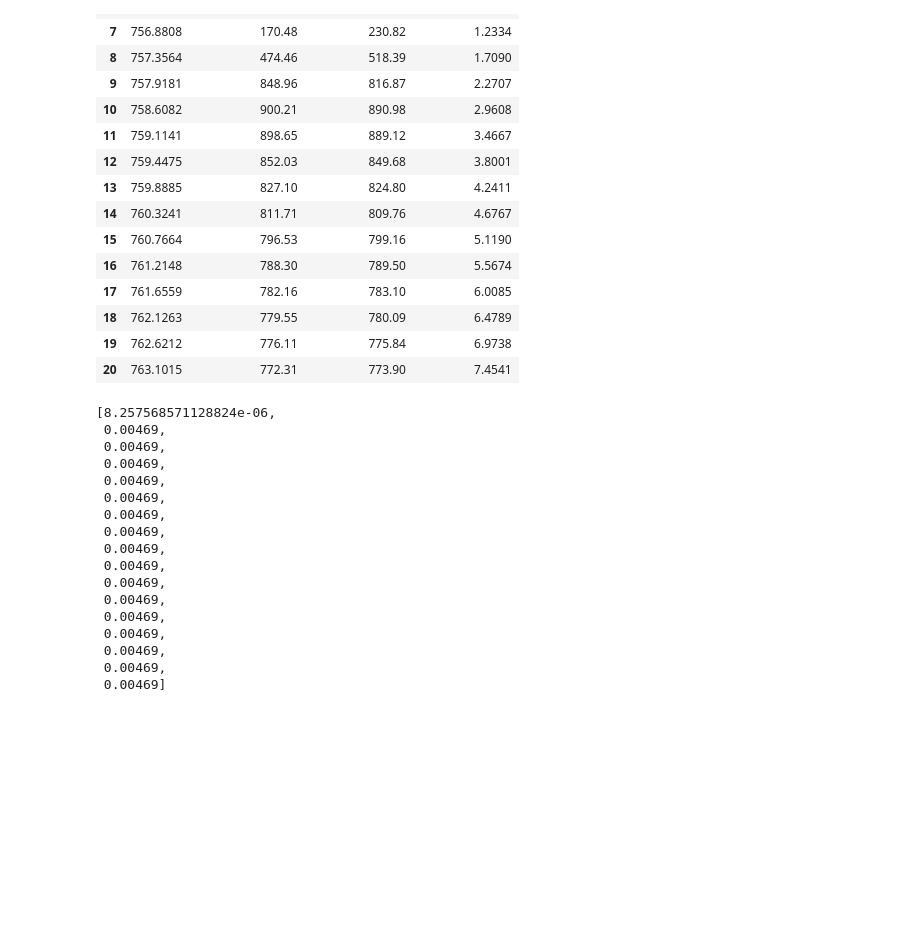
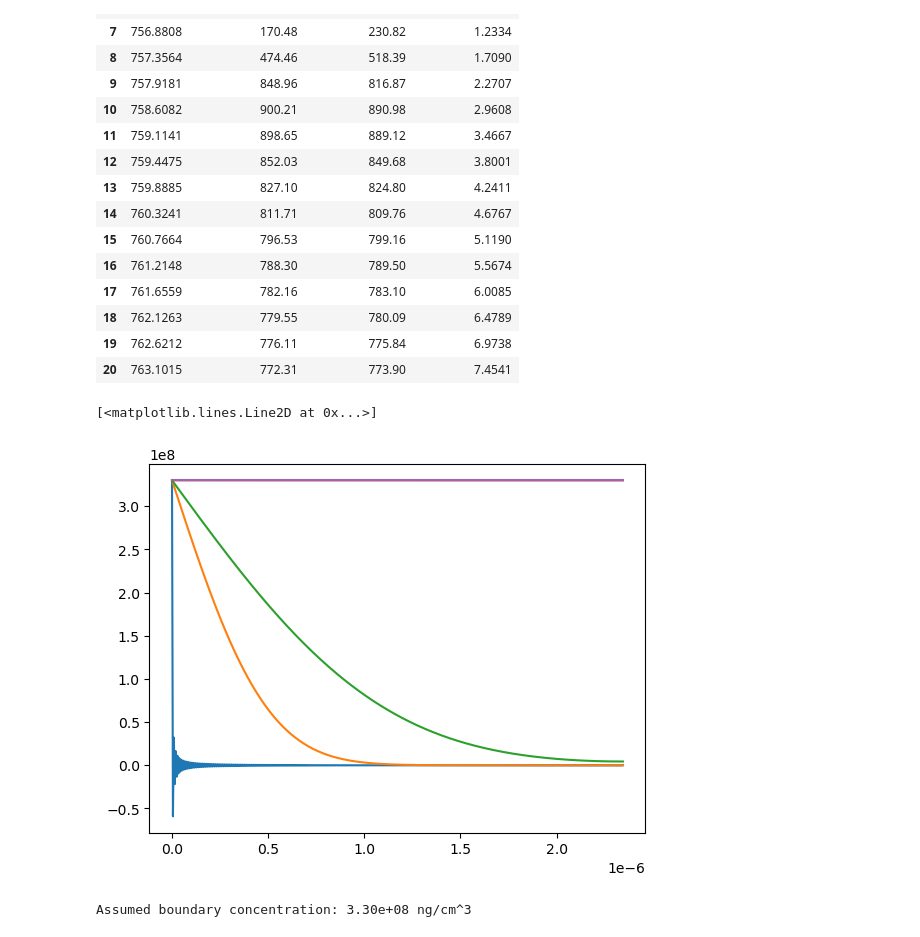
Before and after one commit to william-dove/Diffusion-Modeling, a Jupyter notebook: DopantUptake.ipynb, the cells around one changed output. Saved outputs shown, nothing was run; the diff lists cells and outputs as text; code cells hidden in the pictures; blank space fills up the shorter version.

```diff
--- a/DopantUptake.ipynb
+++ b/DopantUptake.ipynb
@@ -664,36 +672,45 @@ df
 | 19 | 762.6212 | 776.11 | 775.84 | 6.9738 |
 | 20 | 763.1015 | 772.31 | 773.90 | 7.4541 |
 # %%
-C0 = 2e3 # [ng/cm^3]
+# Test plot
+
+times = df['Time shifted [s]'] # [s]
+m_exp = df['C1_m [ng/cm^2]']   # [ng/cm^2]
+
 
 L = thicknesses.loc[53, 'Thickness [A]'] # [A]
 L *= 1e-8 # [cm]
 
-times = df['Time shifted [s]'] # [s]
-m_exp = df['C1_m [ng/cm^2]']
+# Divide final uptake (assuming steady state reached) by the length to get assumed boundary concentration
+C0 = m_exp.iloc[-1]/L # [ng/cm^3]
 
-D = 0.5
+D = 5e-12 # [cm^2/s]
 
-m_an_1 = an_uptake(C0, D, L, times)
+Nx = 500
 
-m_an_2 = an_uptake(C0, 5, L, times)
+tf = times.iloc[-1]
 
-m_an_2
+an_soln = analytic_grid(C0, D, L, tf, Nx=Nx)
+
+
+x = np.linspace(0, L, Nx)
+
+plt.plot(x, an_soln[0], label = 'initial')
+
+plt.plot(x, an_soln[1], label = '1')
+
+plt.plot(x, an_soln[5], label='5')
+
+plt.plot(x, an_soln[250])
+
+plt.plot(x, an_soln[-1])
 # %% [output]
-[8.257568571128824e-06,
- 0.00469,
- 0.00469,
- 0.00469,
- 0.00469,
- 0.00469,
- 0.00469,
- 0.00469,
- 0.00469,
- 0.00469,
- 0.00469,
- 0.00469,
- 0.00469,
- 0.00469,
- 0.00469,
- 0.00469,
- 0.00469]
+[<matplotlib.lines.Line2D at 0x...>]
+[figure, added]
+# %%
+print(f'Assumed boundary concentration: {C0:.2e} ng/cm^3')
+
+# this is likely the density of the solvent
+# Density of water is 1e9 ng/cm3
+# %% [output]
+Assumed boundary concentration: 3.30e+08 ng/cm^3
```
Also changed, not shown: parts of 14 cells of this notebook.
